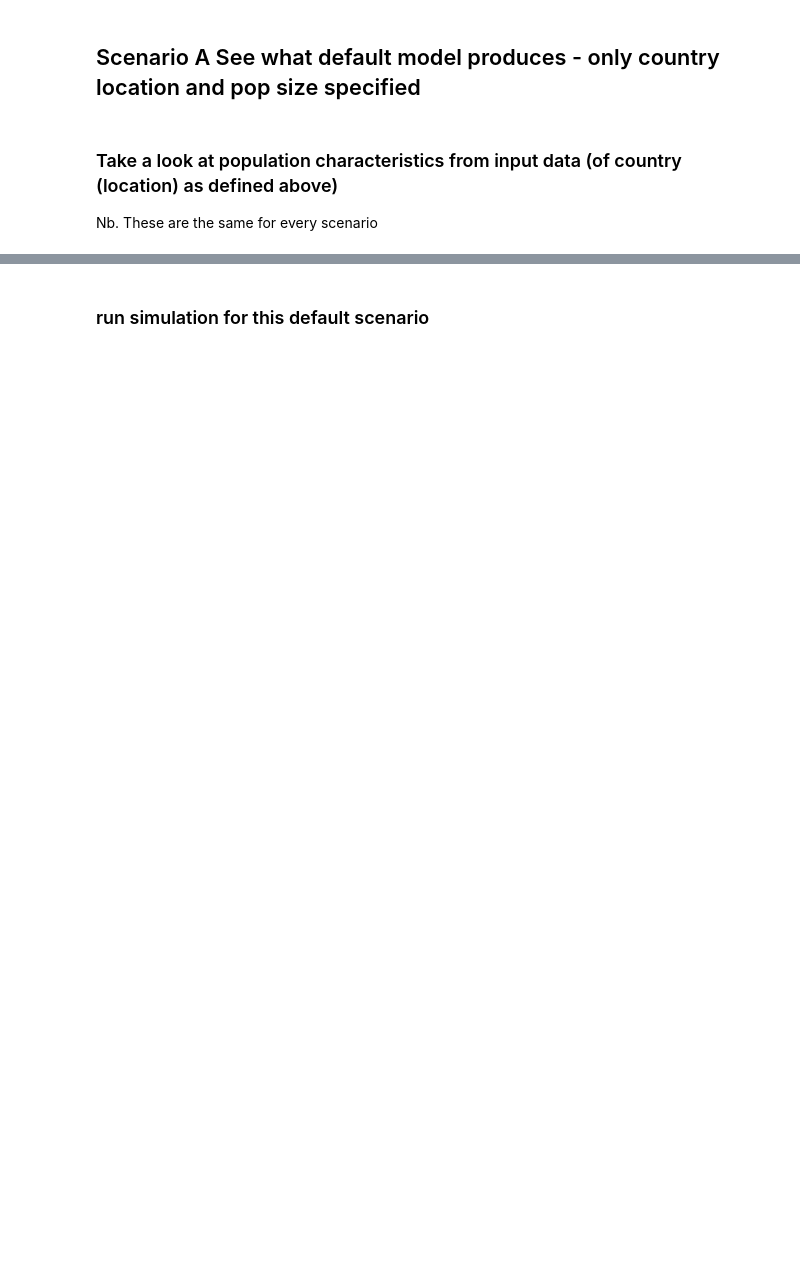
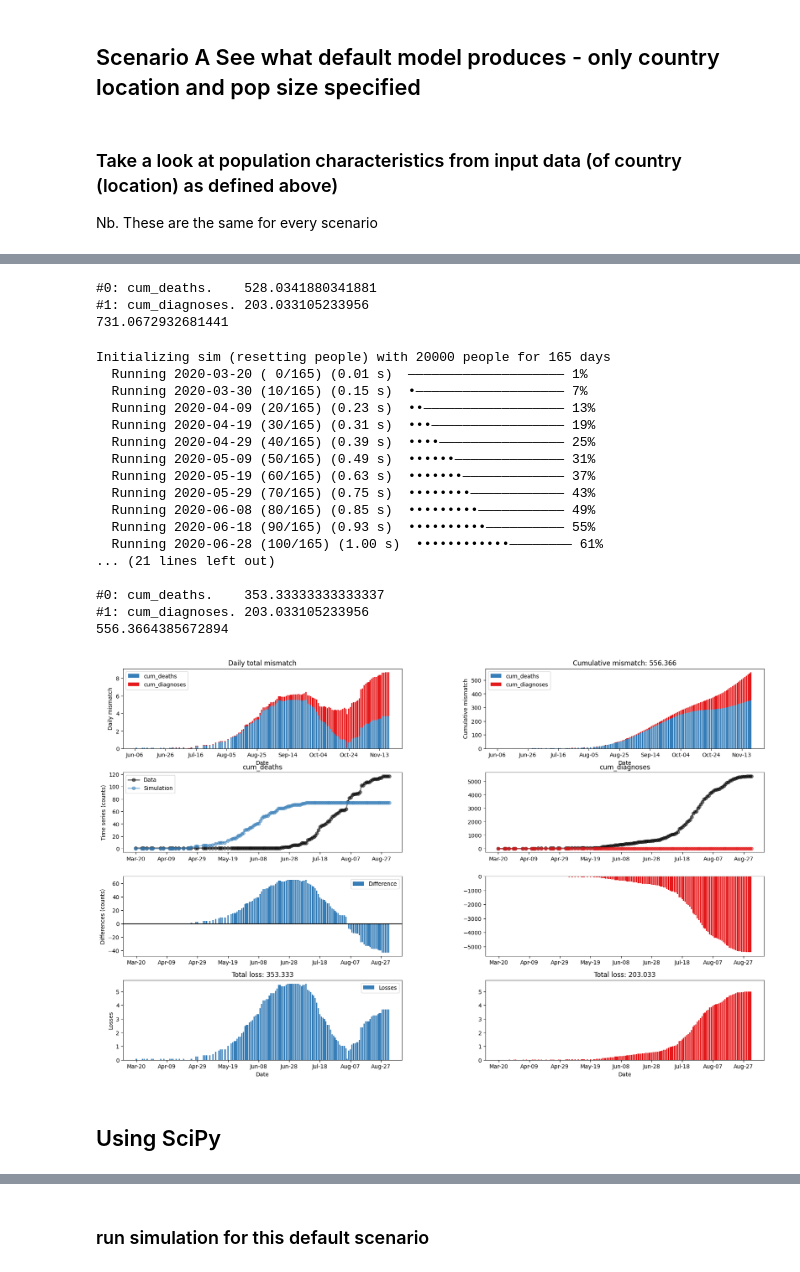
Before and after one commit to spet2094/covasim, a Jupyter notebook: my_countries/ZIM/notebooks/ZIM_retro_calibration.ipynb, the cells around one changed output, grey strips where cells are left out. Saved outputs shown, nothing was run; the diff lists cells and outputs as text; code cells hidden in the pictures; blank space fills up the shorter version.

```diff
--- a/my_countries/ZIM/notebooks/ZIM_retro_calibration.ipynb
+++ b/my_countries/ZIM/notebooks/ZIM_retro_calibration.ipynb
@@ -49,0 +122,44 @@ fig = sim.people.plot()
+# %%
+# we can see that cumulative diagnoses match well, but cumulative deaths happened later than was anticipated
+
+fit = sim.compute_fit()
+print(fit.mismatches)
+print(fit.mismatch)
+# %% [output]
+#0: cum_deaths.    528.0341880341881
+#1: cum_diagnoses. 203.033105233956
+731.0672932681441
+# %%
+sim['rel_death_prob'] = .75 # see what happens if we reduce the death rate by *.75
+sim. initialize(reset=True) # reinitialize the sim
+
+# rerun and compute the fit
+sim.run()
+fit = sim.compute_fit()
+
+# output
+sim.plot()
+fit.plot()
+print(fit.mismatches)
+print(fit.mismatch)
+# %% [output]
+Initializing sim (resetting people) with 20000 people for 165 days
+  Running 2020-03-20 ( 0/165) (0.01 s)  ———————————————————— 1%
+  Running 2020-03-30 (10/165) (0.15 s)  •——————————————————— 7%
+  Running 2020-04-09 (20/165) (0.23 s)  ••—————————————————— 13%
+  Running 2020-04-19 (30/165) (0.31 s)  •••————————————————— 19%
+  Running 2020-04-29 (40/165) (0.39 s)  ••••———————————————— 25%
+  Running 2020-05-09 (50/165) (0.49 s)  ••••••—————————————— 31%
+  Running 2020-05-19 (60/165) (0.63 s)  •••••••————————————— 37%
+  Running 2020-05-29 (70/165) (0.75 s)  ••••••••———————————— 43%
+  Running 2020-06-08 (80/165) (0.85 s)  •••••••••——————————— 49%
+  Running 2020-06-18 (90/165) (0.93 s)  ••••••••••—————————— 55%
+  Running 2020-06-28 (100/165) (1.00 s)  ••••••••••••———————— 61%
+... (21 lines left out)
+
+#0: cum_deaths.    353.33333333333337
+#1: cum_diagnoses. 203.033105233956
+556.3664385672894
+[figure, added]
+# %% [markdown]
+## Using SciPy
```
Also changed, not shown: parts of 34 cells of this notebook, 12 other files.
